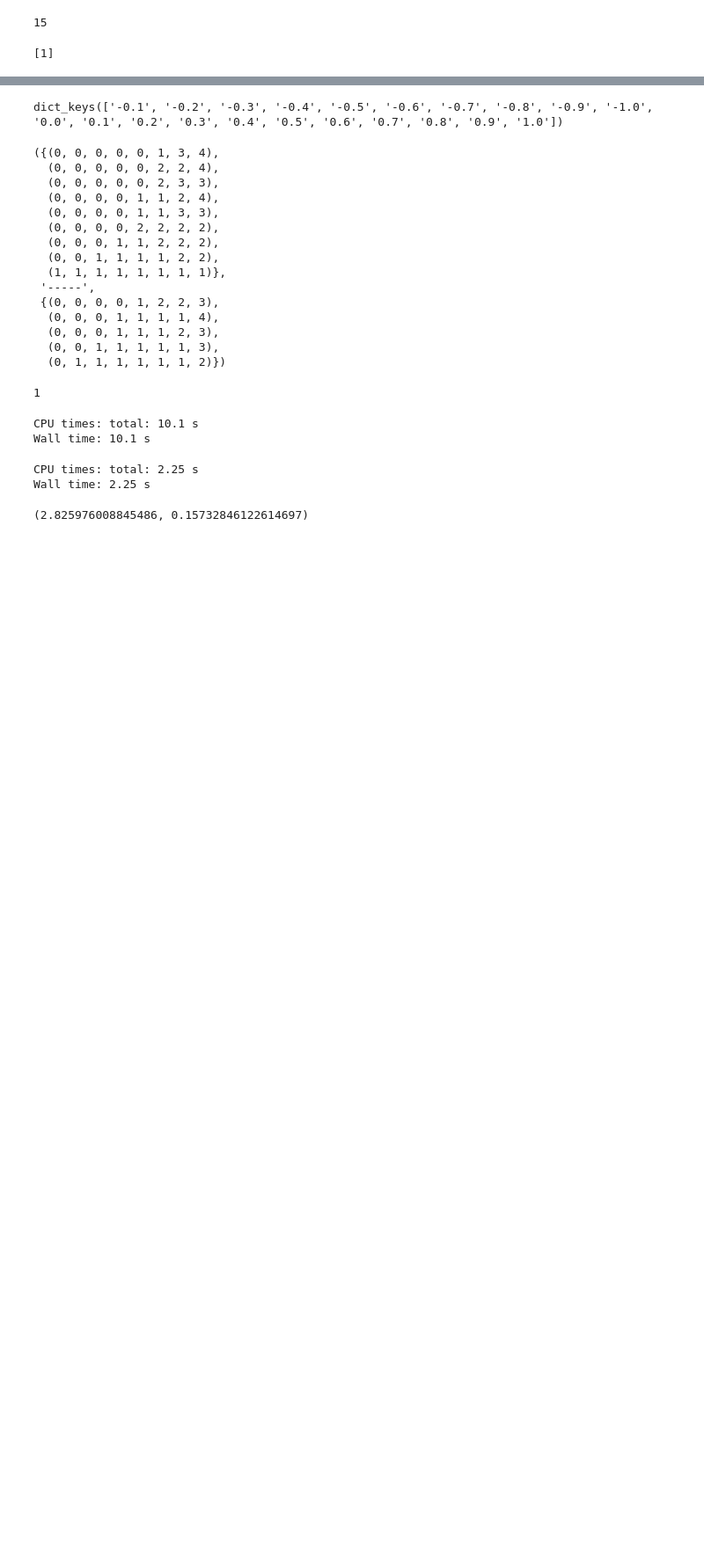
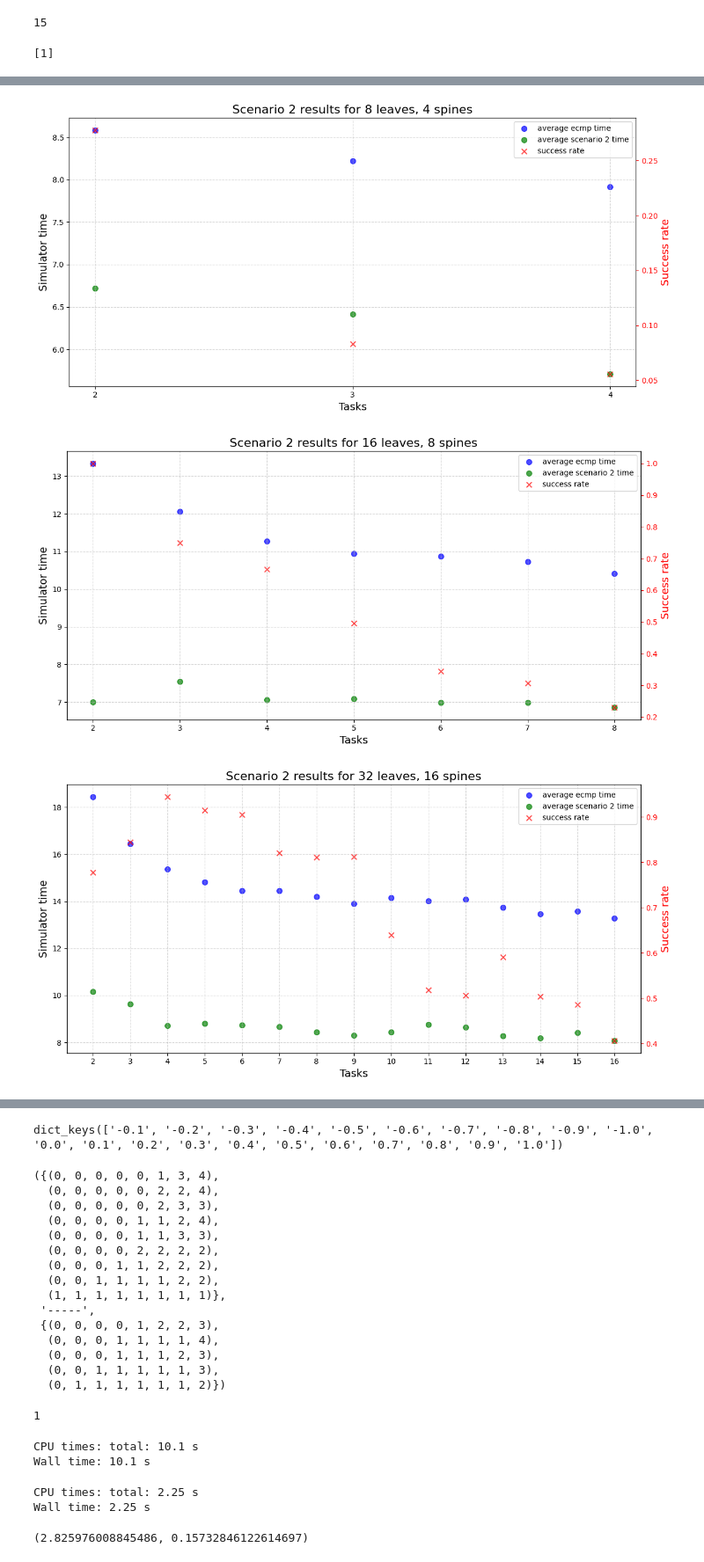
Before and after one commit to GeorgyMironov2001/mcf_spine_leaf, a Jupyter notebook: MCF_spine_leaf/Stats_one_task.ipynb, the cells around one changed output, grey strips where cells are left out. Shown at 88% size. Saved outputs shown, nothing was run; the diff lists cells and outputs as text; code cells hidden in the pictures; blank space fills up the shorter version.

```diff
--- a/MCF_spine_leaf/Stats_one_task.ipynb
+++ b/MCF_spine_leaf/Stats_one_task.ipynb
@@ -261,0 +290,45 @@ plot_scenario_1_split(res, 16, alpha_list)
+# %%
+def plot_simulator_data(simulator_data, leaves, spines):
+    plot_data = []
+    for t_l_s, vec in simulator_data.items():
+        t, l, s = list(map(int, t_l_s.split('_')))
+        if not(l==leaves and s==spines):
+            continue
+        rate = sum([x[0] for x in vec])/len(vec)
+        ecmp_time = sum([x[1] for x in vec])/len(vec)
+        scenario2_time = sum([x[2] for x in vec])/len(vec)
+        plot_data.append([t, rate, ecmp_time, scenario2_time])
+
+    fig, ax1 = plt.subplots(figsize=(12, 6))
+    ax1.scatter([x[0] for x in plot_data], [x[2] for x in plot_data], label=f'average ecmp time', s=50, alpha=0.7, color='blue')
+    ax1.scatter([x[0] for x in plot_data], [x[3] for x in plot_data], label=f'average scenario 2 time', s=50, alpha=0.7, color='green')
+
+    ax2 = ax1.twinx()
+    ax2.scatter([x[0] for x in plot_data], [x[1] for x in plot_data], label=f'success rate', s=50, alpha=0.7, color='red',marker='x')
+
+    ax1.set_ylabel('Simulator time', fontsize=14, color='black')
+    ax2.set_ylabel('Success rate', fontsize=14, color='red')
+    ax1.tick_params(axis='y', colors='black')
+    ax2.tick_params(axis='y', colors='red')
+
+    handles1, labels1 = ax1.get_legend_handles_labels()
+    handles2, labels2 = ax2.get_legend_handles_labels()
+    ax1.legend(handles1 + handles2, labels1 + labels2, loc='best')
+
+    plt.title(f'Scenario 2 results for {leaves} leaves, {spines} spines', fontsize=16)
+
+    ax1.grid(True, linestyle='--', alpha=0.5)
+    # plt.xlabel('Tasks', fontsize=14)
+    ax1.set_xlabel('Tasks', fontsize=14)
+    plt.xticks(list([x[0] for x in plot_data]))
+    plt.tight_layout()
+    plt.savefig(f'multi_task_scenario_2_simulator_{leaves}_{spines}.pdf', format='pdf')
+
+    plt.show()
+# %%
+for l, s in [(8,4), (16, 8), (32, 16), (64, 32)]:
+    plot_simulator_data(simulator_data, l, s)
+# %% [output]
+[figure, added]
+[figure, added]
+[figure, added]
```
Also changed, not shown: parts of 8 cells of this notebook, 16 other files.
